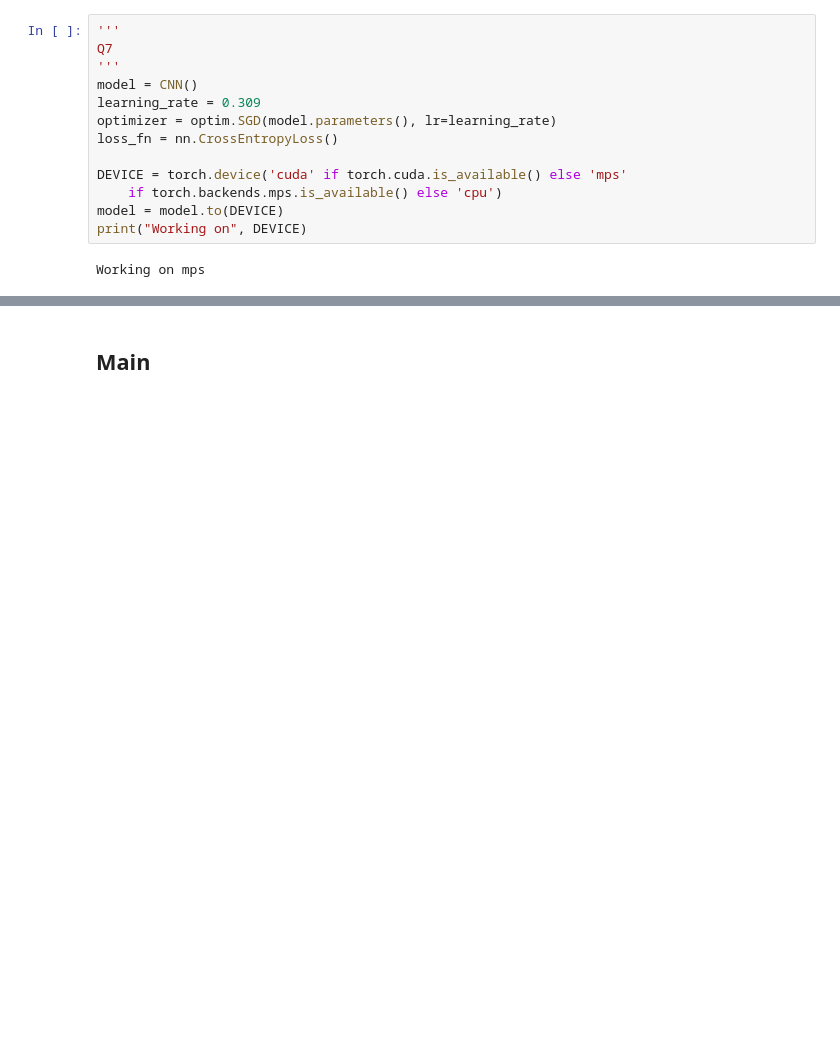
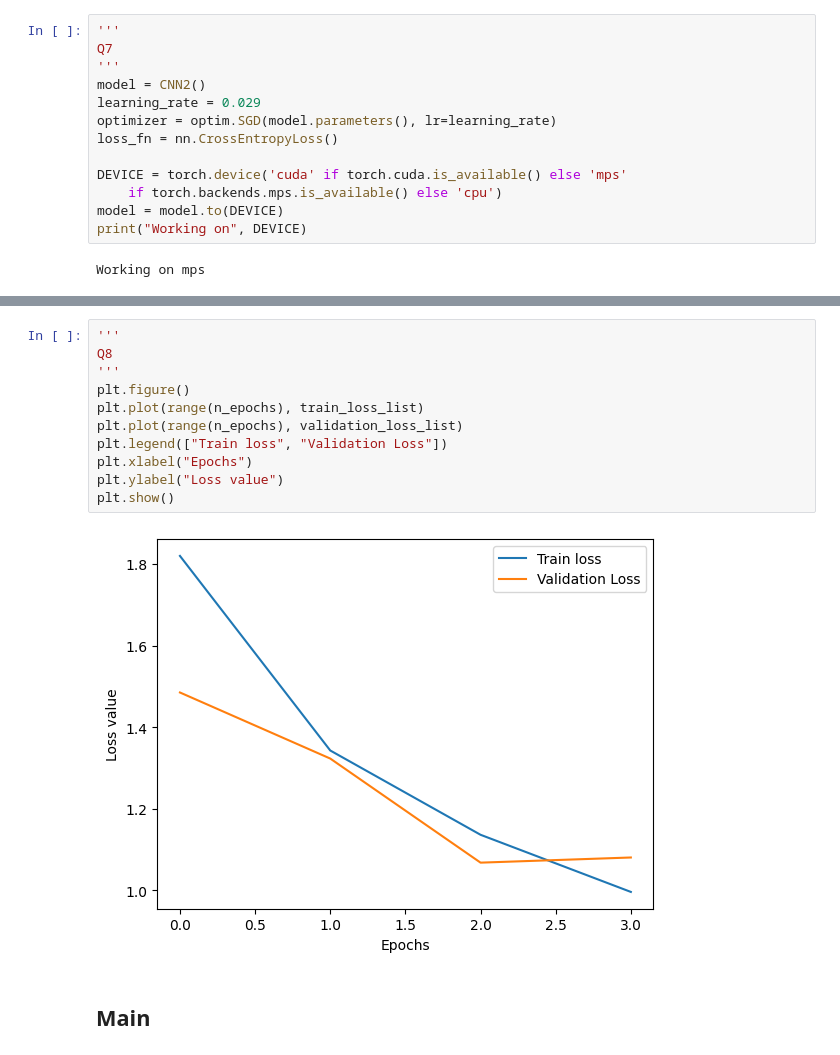
Before and after one commit to cricci3/DeepLearningLab, a Jupyter notebook: Assignment 2/Assignment2.ipynb, the cells around one changed output, grey strips where cells are left out. Saved outputs shown, nothing was run; the diff lists cells and outputs as text; blank space fills up the shorter version.

```diff
--- a/Assignment 2/Assignment2.ipynb
+++ b/Assignment 2/Assignment2.ipynb
@@ -225,8 +304,8 @@ class CNN(nn.Module):
 '''
 Q7
 '''
-model = CNN()
-learning_rate = 0.309
+model = CNN2()
+learning_rate = 0.029
 optimizer = optim.SGD(model.parameters(), lr=learning_rate)
 loss_fn = nn.CrossEntropyLoss()
 
@@ -304,3 +387,16 @@ Accuracy on the test set: 0.0 %
+# %%
+'''
+Q8
+'''
+plt.figure()
+plt.plot(range(n_epochs), train_loss_list)
+plt.plot(range(n_epochs), validation_loss_list)
+plt.legend(["Train loss", "Validation Loss"])
+plt.xlabel("Epochs")
+plt.ylabel("Loss value")
+plt.show()
+# %% [output]
+[figure, added]
 # %% [markdown]
 ## Main
 # %%
```
Also changed, not shown: parts of 14 cells of this notebook.
